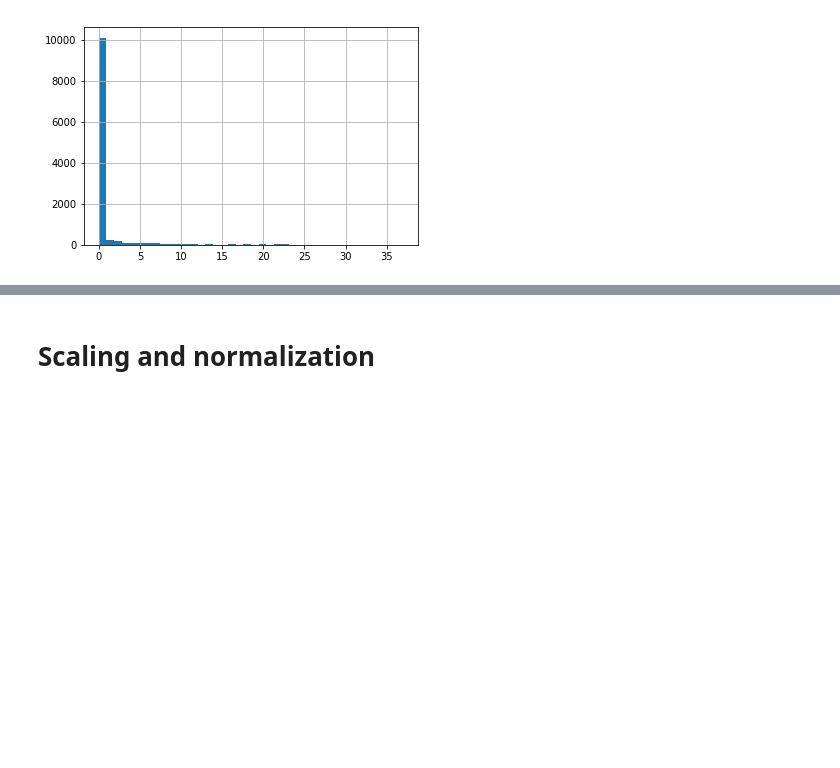
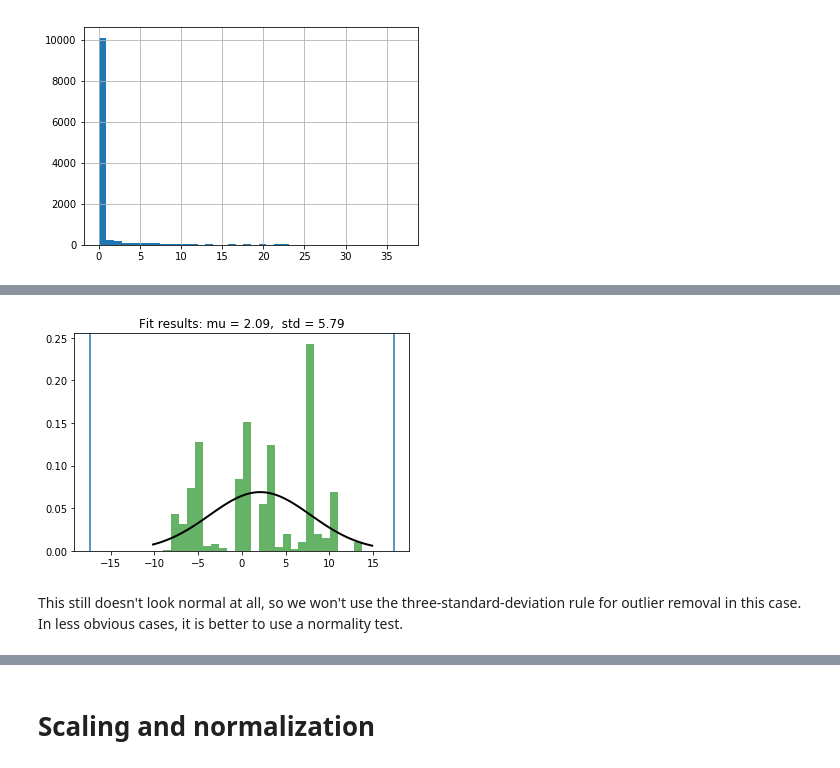
Before and after one commit to DataHackIL/DataLearn-ML-Intro-2019, a Jupyter notebook: part_5.Preprocessing.ipynb, the cells around one changed output, grey strips where cells are left out. Saved outputs shown, nothing was run; the diff lists cells and outputs as text; code cells hidden in the pictures; blank space fills up the shorter version.

```diff
--- a/part_5.Preprocessing.ipynb
+++ b/part_5.Preprocessing.ipynb
@@ -255,0 +292,19 @@ df.raw_events[df.raw_events<40].hist(bins=40)
+# %%
+mu, std = norm.fit(tdif)
+# Plot the histogram.
+plt.hist(tdif, bins=25, density=True, alpha=0.6, color='g')
+# Plot the PDF.
+xmin, xmax = plt.xlim()
+x = np.linspace(xmin, xmax, 100)
+p = norm.pdf(x, mu, std)
+plt.plot(x, p, 'k', linewidth=2)
+title = "Fit results: mu = %.2f,  std = %.2f" % (mu, std)
+plt.title(title)
+# plot outlier boundaries
+plt.axvline(x=std*3)
+plt.axvline(x=-std*3)
+plt.show()
+# %% [output]
+[figure, added]
+# %% [markdown]
+This still doesn't look normal at all, so we won't use the three-standard-deviation rule for outlier removal in this case. In less obvious cases, it is better to use a normality test.
```
Also changed, not shown: parts of 101 cells of this notebook, 3 other files.
